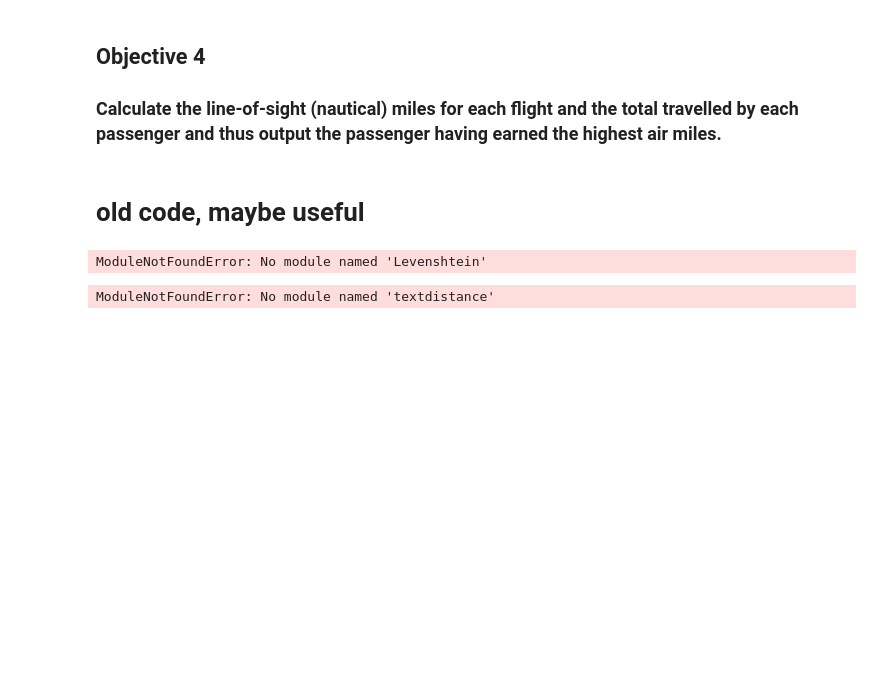
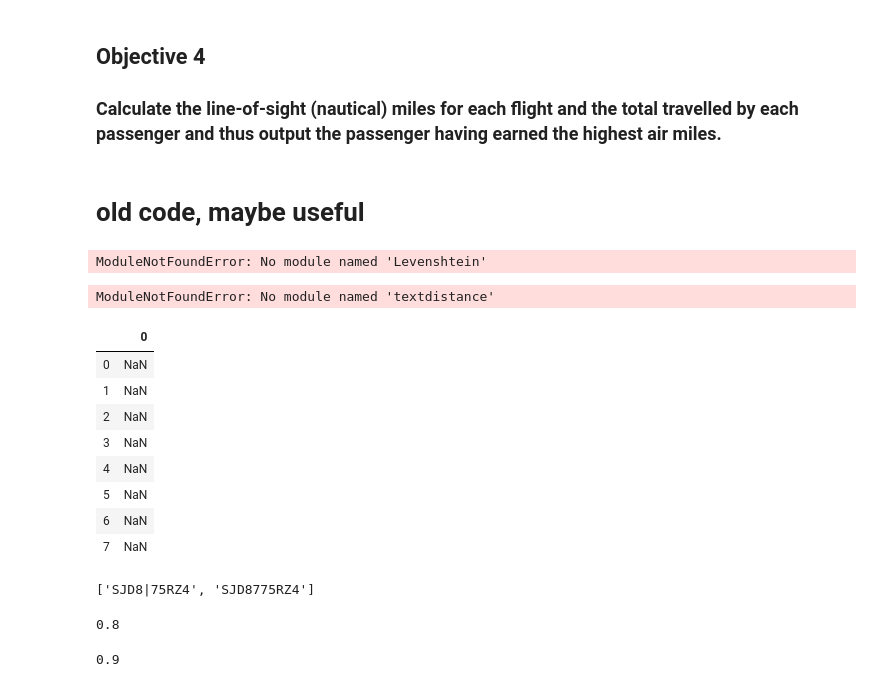
Before and after one commit to bloomfield-analysis/jk800839, a Jupyter notebook: CSMCC16 Flight Assignment JK800839.ipynb, the cells around one changed output. Drawn from its saved outputs; the diff is of its cells as text; code cells hidden in the pictures; blank space fills up the shorter version.

```diff
--- a/CSMCC16 Flight Assignment JK800839.ipynb
+++ b/CSMCC16 Flight Assignment JK800839.ipynb
@@ -774,3 +689,33 @@ df=pd.DataFrame(attempts, columns=['password', 'attempt'])
 df.apply(lambda x: levenshtein.distance(x['password'],  x['attempt']), axis=1)
 # %% [output]
 ModuleNotFoundError: No module named 'textdistance'
+# %%
+#best_match_results_pd[['results','true']] =
+best_match_results_pd['results'].str.split('-',expand=True)
+#df[['V','allele']] = df['V'].str.split('-',expand=True)
+# %% [output]
+|  | 0 |
+| 0 | NaN |
+| 1 | NaN |
+| 2 | NaN |
+| 3 | NaN |
+| 4 | NaN |
+| 5 | NaN |
+| 6 | NaN |
+| 7 | NaN |
+# %%
+best_match_results_pd.iloc[1, 0]
+# %% [output]
+['SJD8|75RZ4', 'SJD8775RZ4']
+# %%
+def similar(a, b):
+    return SequenceMatcher(None, a, b).ratio()
+similar("Apple","Appel")
+# %% [output]
+0.8
+# %%
+round(SequenceMatcher(None, 'WBE6935NU', 'HCA3158QA6').ratio(),3)
+round(SequenceMatcher(None, 'UES9151GS5', 'UES915*GS5').ratio(),3)
+round(SequenceMatcher(None, 'UES915*GS5', 'UES9151GS5').ratio(),3)
+# %% [output]
+0.9
```
Also changed, not shown: parts of 37 cells of this notebook.
